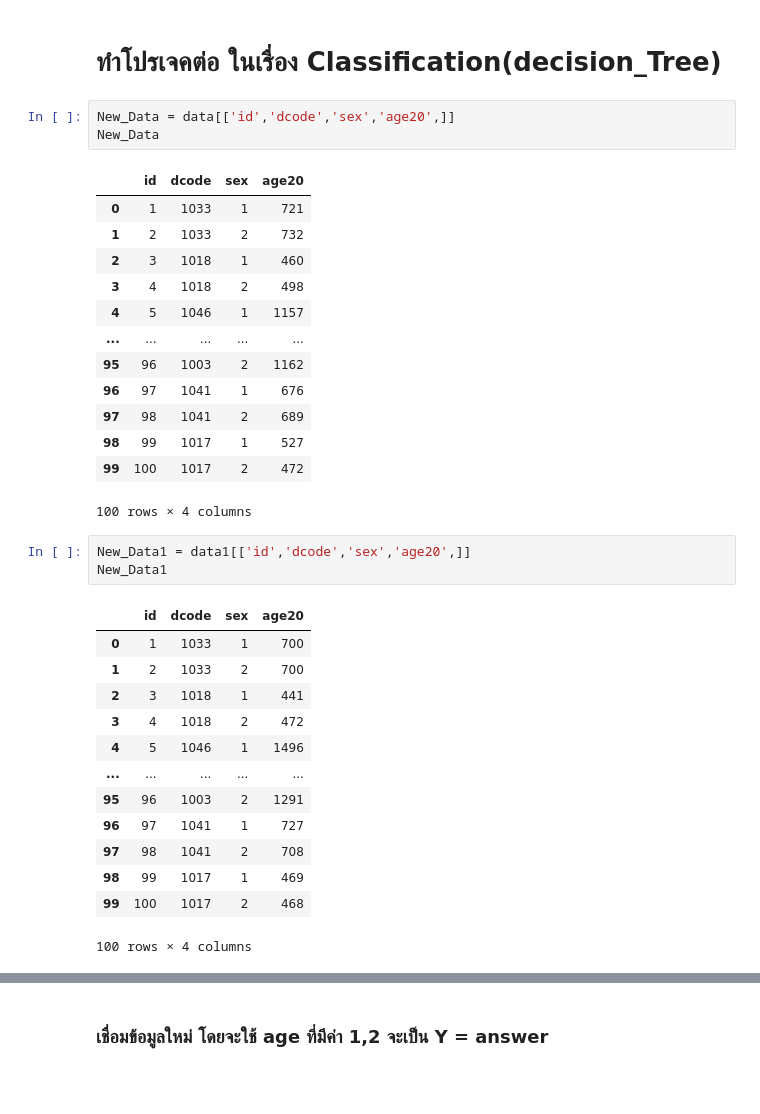
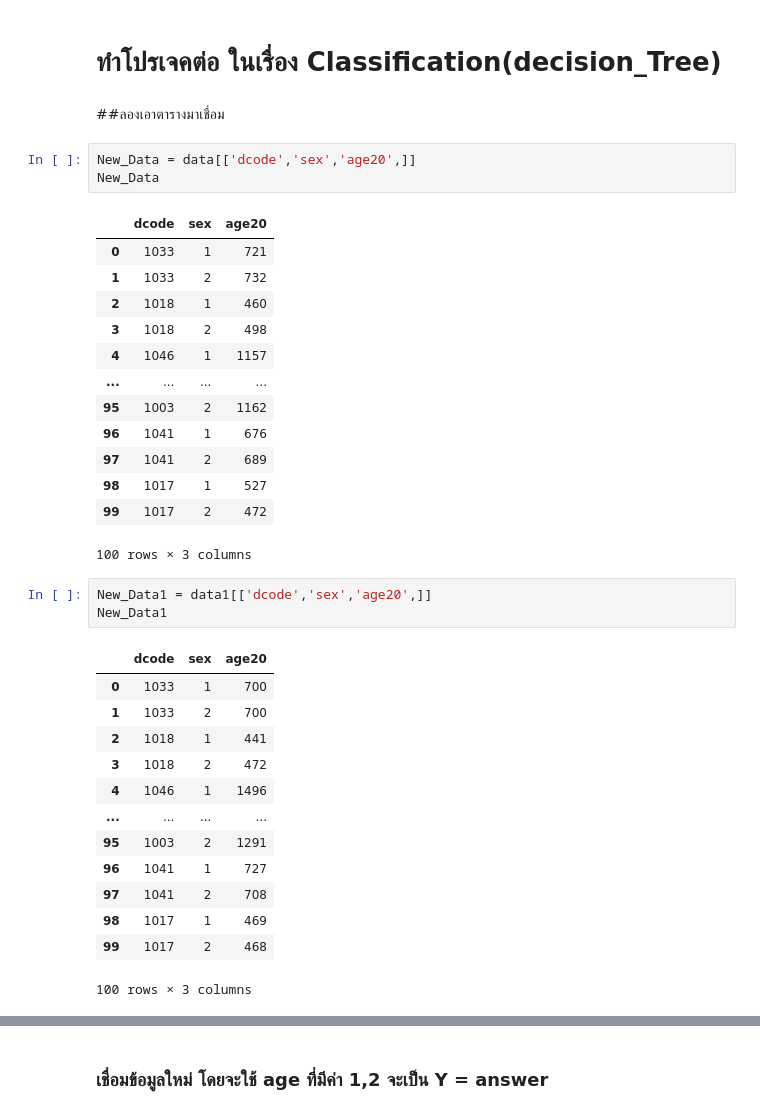
Before and after one commit to kittikhun62/DWDM21, a Jupyter notebook: project.ipynb, the cells around one changed output, grey strips where cells are left out. Saved outputs shown, nothing was run; the diff lists cells and outputs as text; blank space fills up the shorter version.

```diff
--- a/project.ipynb
+++ b/project.ipynb
@@ -361,38 +361,40 @@ merged_table1.describe() #ดูค่าข้อมูลทางสถิต
 | max | 99.000000 | 1050.00000 | 1.0 | 1369.000000 | 99.000000 | 1643.000000 | 99.000000 | 1441.000000 |
 # %% [markdown]
 # ทำโปรเจคต่อ ในเรื่อง Classification(decision_Tree)
+# %% [markdown]
+##ลองเอาตารางมาเชื่อม
 # %%
-New_Data = data[['id','dcode','sex','age20',]]
+New_Data = data[['dcode','sex','age20',]]
 New_Data
 # %% [output]
-|  | id | dcode | sex | age20 |
-| 0 | 1 | 1033 | 1 | 721 |
-| 1 | 2 | 1033 | 2 | 732 |
-| 2 | 3 | 1018 | 1 | 460 |
-| 3 | 4 | 1018 | 2 | 498 |
-| 4 | 5 | 1046 | 1 | 1157 |
-| ... | ... | ... | ... | ... |
-| 95 | 96 | 1003 | 2 | 1162 |
-| 96 | 97 | 1041 | 1 | 676 |
-| 97 | 98 | 1041 | 2 | 689 |
-| 98 | 99 | 1017 | 1 | 527 |
-| 99 | 100 | 1017 | 2 | 472 |
+|  | dcode | sex | age20 |
+| 0 | 1033 | 1 | 721 |
+| 1 | 1033 | 2 | 732 |
+| 2 | 1018 | 1 | 460 |
+| 3 | 1018 | 2 | 498 |
+| 4 | 1046 | 1 | 1157 |
+| ... | ... | ... | ... |
+| 95 | 1003 | 2 | 1162 |
+| 96 | 1041 | 1 | 676 |
+| 97 | 1041 | 2 | 689 |
+| 98 | 1017 | 1 | 527 |
+| 99 | 1017 | 2 | 472 |
-100 rows × 4 columns
+100 rows × 3 columns
 # %%
-New_Data1 = data1[['id','dcode','sex','age20',]]
+New_Data1 = data1[['dcode','sex','age20',]]
 New_Data1
 # %% [output]
-|  | id | dcode | sex | age20 |
-| 0 | 1 | 1033 | 1 | 700 |
-| 1 | 2 | 1033 | 2 | 700 |
-| 2 | 3 | 1018 | 1 | 441 |
-| 3 | 4 | 1018 | 2 | 472 |
-| 4 | 5 | 1046 | 1 | 1496 |
-| ... | ... | ... | ... | ... |
-| 95 | 96 | 1003 | 2 | 1291 |
-| 96 | 97 | 1041 | 1 | 727 |
-| 97 | 98 | 1041 | 2 | 708 |
-| 98 | 99 | 1017 | 1 | 469 |
-| 99 | 100 | 1017 | 2 | 468 |
+|  | dcode | sex | age20 |
+| 0 | 1033 | 1 | 700 |
+| 1 | 1033 | 2 | 700 |
+| 2 | 1018 | 1 | 441 |
+| 3 | 1018 | 2 | 472 |
+| 4 | 1046 | 1 | 1496 |
+| ... | ... | ... | ... |
+| 95 | 1003 | 2 | 1291 |
+| 96 | 1041 | 1 | 727 |
+| 97 | 1041 | 2 | 708 |
+| 98 | 1017 | 1 | 469 |
+| 99 | 1017 | 2 | 468 |
-100 rows × 4 columns
+100 rows × 3 columns
 # %%
```
Also changed, not shown: parts of 14 cells of this notebook.
